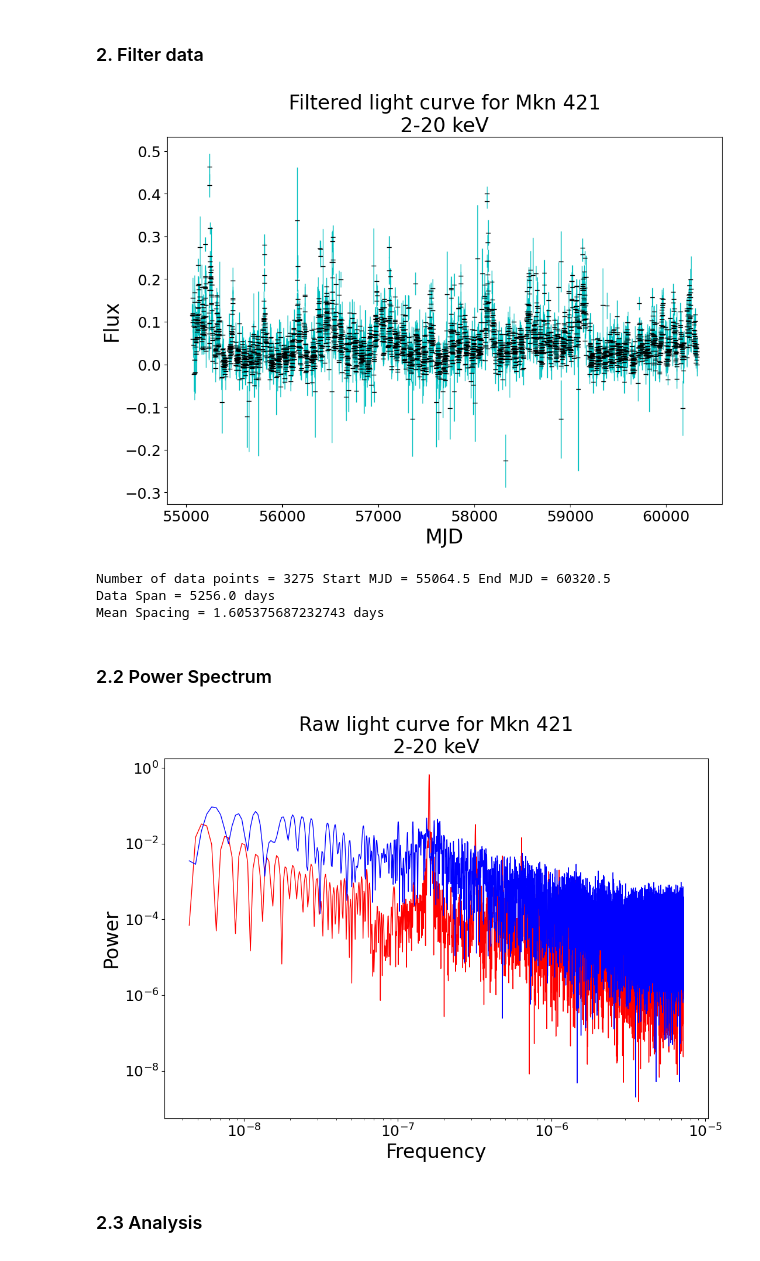
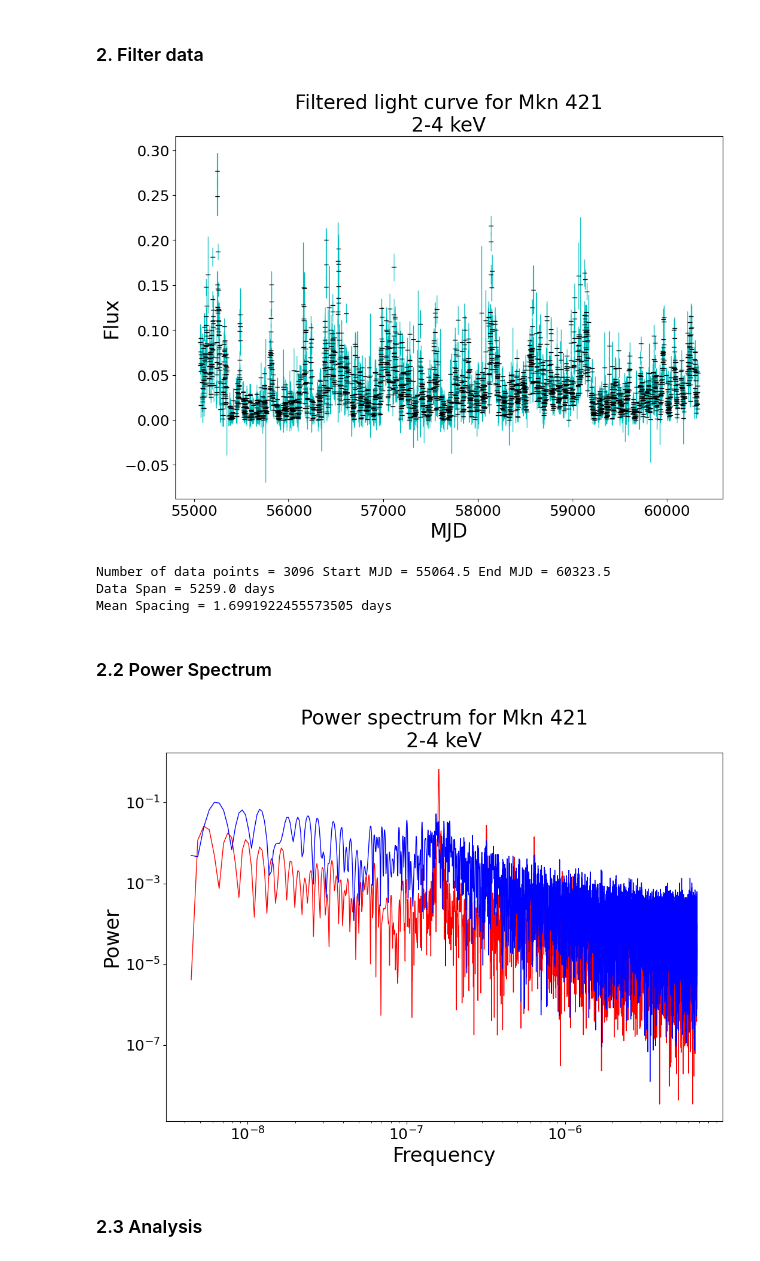
Before and after one commit to Beauremontt/AGN-Flux-Timing-Analysis, a Jupyter notebook: AGNFluxTimingAnalysis.ipynb, the cells around one changed output. Cells and saved outputs as stored; diff of their text form; code cells hidden in the pictures.

Commit message:
Filter can remove lines and made choosing a flux range a slider

```diff
--- a/AGNFluxTimingAnalysis.ipynb
+++ b/AGNFluxTimingAnalysis.ipynb
@@ -20,7 +20,7 @@ from astropy.timeseries import LombScargle  # for the periodograms
 def display_data(prefix):
 
   plt.subplots(1, 1, figsize=(12, 8))
-  plt.title(f'{prefix} light curve for {flux_source}\n{band_lable}', fontsize=24)
+  plt.title(f'{prefix} light curve for {flux_source}\n{band_label}', fontsize=24)
   plt.xlabel('MJD', fontsize=24)
   plt.ylabel('Flux', fontsize=24)
   if lc_xlim != None: plt.xlim(lc_xlim)
@@ -45,12 +45,12 @@ url = "http://maxi.riken.jp/star_data/J1104+382/J1104+382_g_lc_1day_all.dat" # @
 flux_source = "Mkn 421"  # @param {type:"string"}
 
 # energy range of the flux measurements; prints below flux_source on plots
-band_lable = "2-20 keV"  # @param {type:"string"}
+band_label = "2-4 keV"  # @param {type:"string"}
 
-# which energy range to use; value is ordinal and based on the flux source
+# which energy range to use; value is ordinal and depends on the archive
   # MAXI includes four different bands in each data file: 2-20, 2-4, 4-10, and 10-20 keV
-energy_band = 1  # @param {type:"integer"}
-# which data column the chosen band corresponds to
+energy_band = 2 # @param {type:"slider", min:1, max:4, step:1}
+# the data column the chosen band corresponds to
 flux_column = (energy_band-1)*2 + 1
 
 # number of lines to skip at the beginning of the file
@@ -109,49 +109,53 @@ Mean Spacing = 1.605375687232743 days
 # @title  { form-width: "25%" }
 
 # skips this cell if false
 use_filter = True # @param {type:"boolean"}
 
 # x,y limits on light curve, in the form "(lower, upper)"; leave blank or 'None' to not limit the graphs
 lc_xlim = None  # @param {type:"raw"}
 lc_ylim = None  # @param {type:"raw"}
 
 
 if use_filter == True:
 
   # reset values
-  x = 86400*AGN[:, 0]  # first column of the data set (MJD midpoint of observation)
-  y = AGN[:, flux_column]  # column of the data set (Flux)
-  dy = AGN[:, flux_column + 1]  # next column of the data set (the uncertainty)
-
-  tol = ...
-
-  for i in range(len(x)):
-    if y[i] < 0:  # remove negative flux
-      ...
-      break
-    if dy[i] > tol:  # remove low SNR flux
-      ...
+  x = 86400*AGN[:, 0]  # MJD
+  y = AGN[:, flux_column]  # Flux
+  dy = AGN[:, flux_column + 1]  # uncertainty
 
 
+  # determine data points to ignore
+  rm = []
+  for i in range(len(x)):
+    if y[i] < 0:  # checks for negative flux
+      rm.append(i)
+      continue
+    if dy[i] > 10**100:  # checks for low SNR flux
+      rm.append(i)
+
+  # remove lines marked by filter
+  x = np.delete(x, rm)
+  y = np.delete(y, rm)
+  dy = np.delete(dy, rm)
 
 
   # get timespan and spacing of data
   NumData = len(x)
   Span = x[NumData - 1] - x[0]
   MeanSpacing = Span / (NumData - 1)
 
   # get new averages of the error and the flux
   Error = np.mean(dy)
   Mean = np.mean(y)
 
 
   # print filtered light curve
   display_data("Filtered")
 # %% [output]
-[figure, old version]
+[figure, new version]
-Number of data points = 3275 Start MJD = 55064.5 End MJD = 60320.5
-Data Span = 5256.0 days
-Mean Spacing = 1.605375687232743 days
+Number of data points = 3096 Start MJD = 55064.5 End MJD = 60323.5
+Data Span = 5259.0 days
+Mean Spacing = 1.6991922455573505 days
 # %% [markdown]
 ### 2.2 Power Spectrum
 # %%
@@ -188,7 +192,7 @@ ffrequency, ppower = LombScargle(x, yy, dyy).autopower(minimum_frequency = minif
 plt.subplots(1,1,figsize=(12,8))
 plt.xscale('log')  #This sets the x axis as a logarithmic function
 plt.yscale('log')  #This sets the y axis as a logarithmic function
-plt.title(f'Raw light curve for {flux_source}\n{band_lable}', fontsize=24)
+plt.title(f'Power spectrum for {flux_source}\n{band_label}', fontsize=24)
 plt.xlabel("Frequency", fontsize=24)
 plt.ylabel('Power', fontsize=24)
 if lsp_xlim != None: plt.xlim(lsp_xlim)
@@ -199,7 +203,7 @@ plt.tick_params(labelsize=18)
 #plt.savefig('NGC6251_LSP.png')
 plt.show()
 # %% [output]
-[figure, old version]
+[figure, new version]
 # %% [markdown]
 ### 2.3 Analysis
 # %%
```
Also changed, not shown: parts of 4 cells of this notebook.
